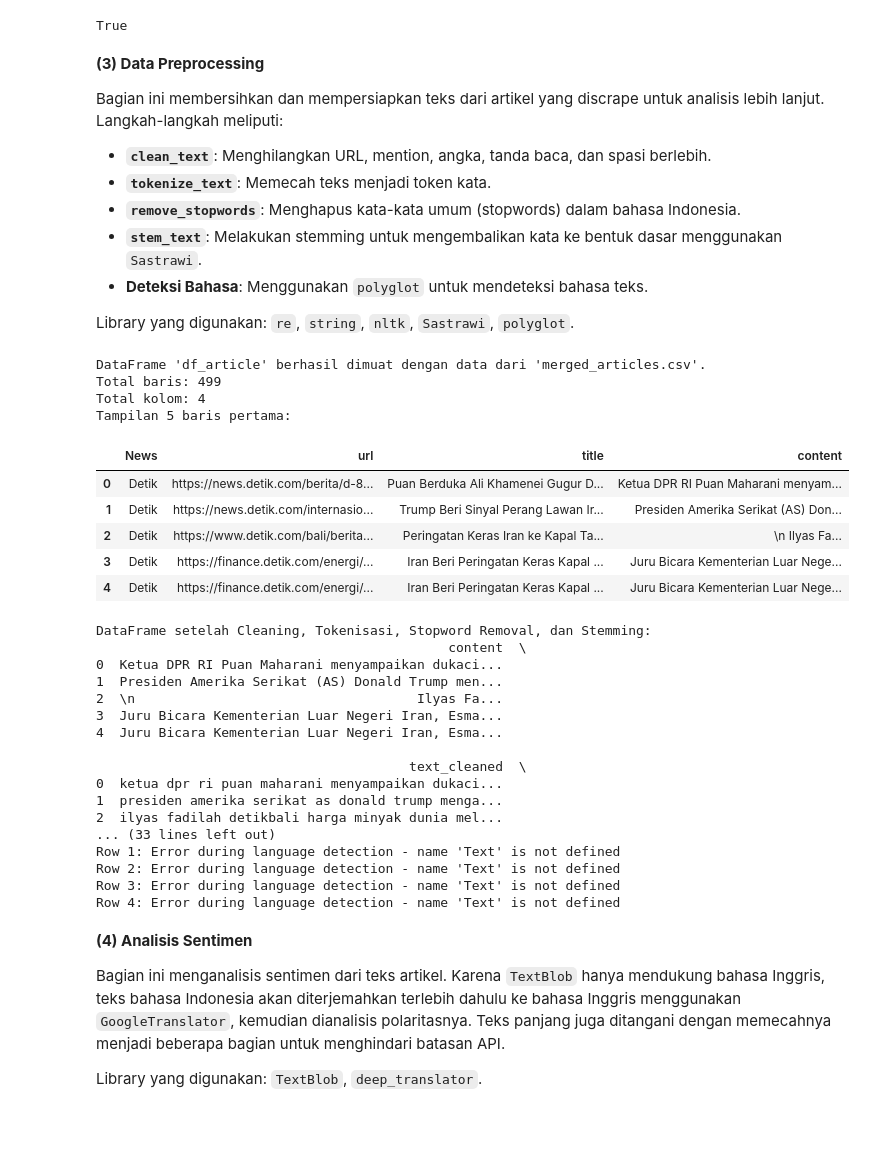
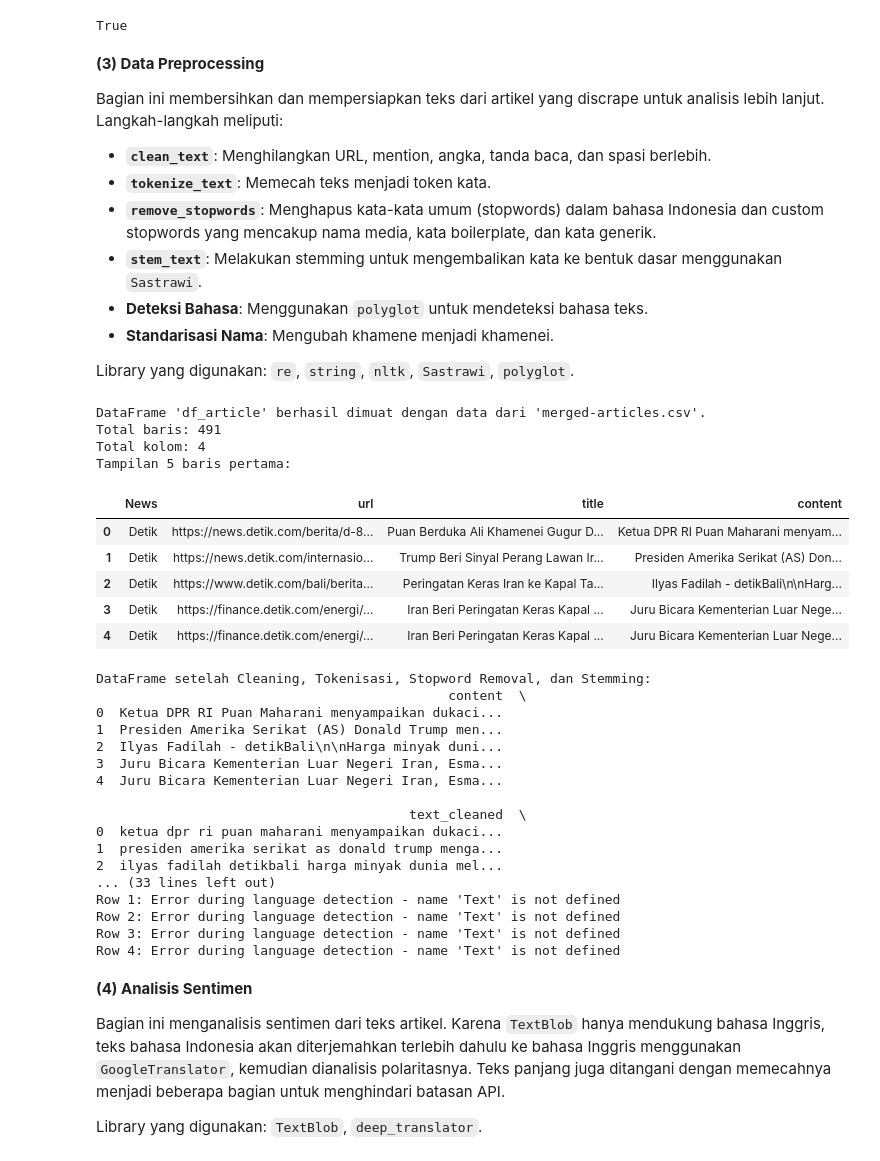
Before and after one commit to KurniaYufi/sentiment-analysis-kematian-ali-khamenei, a Jupyter notebook: data-preprocessing/article-preprocessing.ipynb, the cells around one changed output. Cells and saved outputs as stored; diff of their text form; code cells hidden in the pictures; blank space fills up the shorter version.

```diff
--- a/data-preprocessing/article-preprocessing.ipynb
+++ b/data-preprocessing/article-preprocessing.ipynb
@@ -202,27 +211,28 @@ True
 Bagian ini membersihkan dan mempersiapkan teks dari artikel yang discrape untuk analisis lebih lanjut. Langkah-langkah meliputi:
 - **`clean_text`**: Menghilangkan URL, mention, angka, tanda baca, dan spasi berlebih.
 - **`tokenize_text`**: Memecah teks menjadi token kata.
-- **`remove_stopwords`**: Menghapus kata-kata umum (stopwords) dalam bahasa Indonesia.
+- **`remove_stopwords`**: Menghapus kata-kata umum (stopwords) dalam bahasa Indonesia dan custom stopwords yang mencakup nama media, kata boilerplate, dan kata generik.
 - **`stem_text`**: Melakukan stemming untuk mengembalikan kata ke bentuk dasar menggunakan `Sastrawi`.
 - **Deteksi Bahasa**: Menggunakan `polyglot` untuk mendeteksi bahasa teks.
+- **Standarisasi Nama**: Mengubah khamene menjadi khamenei.
 
 Library yang digunakan: `re`, `string`, `nltk`, `Sastrawi`, `polyglot`.
 # %%
-df_article = pd.read_csv('merged_articles.csv')
-print("DataFrame 'df_article' berhasil dimuat dengan data dari 'merged_articles.csv'.")
+df_article = pd.read_csv('merged-articles.csv')
+print("DataFrame 'df_article' berhasil dimuat dengan data dari 'merged-articles.csv'.")
 print(f"Total baris: {len(df_article)}")
 print(f"Total kolom: {df_article.shape[1]}")
 print("Tampilan 5 baris pertama:")
 display(df_article.head())
 # %% [output]
-DataFrame 'df_article' berhasil dimuat dengan data dari 'merged_articles.csv'.
-Total baris: 499
+DataFrame 'df_article' berhasil dimuat dengan data dari 'merged-articles.csv'.
+Total baris: 491
 Total kolom: 4
 Tampilan 5 baris pertama:
 |  | News | url | title | content |
 | 0 | Detik | https://news.detik.com/berita/d-8... | Puan Berduka Ali Khamenei Gugur D... | Ketua DPR RI Puan Maharani menyam... |
 | 1 | Detik | https://news.detik.com/internasio... | Trump Beri Sinyal Perang Lawan Ir... | Presiden Amerika Serikat (AS) Don... |
-| 2 | Detik | https://www.detik.com/bali/berita... | Peringatan Keras Iran ke Kapal Ta... | \n Ilyas Fa... |
+| 2 | Detik | https://www.detik.com/bali/berita... | Peringatan Keras Iran ke Kapal Ta... | Ilyas Fadilah - detikBali\n\nHarg... |
 | 3 | Detik | https://finance.detik.com/energi/... | Iran Beri Peringatan Keras Kapal ... | Juru Bicara Kementerian Luar Nege... |
 | 4 | Detik | https://finance.detik.com/energi/... | Iran Beri Peringatan Keras Kapal ... | Juru Bicara Kementerian Luar Nege... |
 # %%
@@ -254,6 +281,11 @@ def remove_stopwords(tokens, stopwords_list):
 def stem_text(tokens):
     return [stemmer.stem(word) for word in tokens]
 # %%
+# Standarisasi penulisan nama khamenei sebelum cleaning
+df_article['content'] = df_article['content'].str.replace(
+    r'\bkhamene\b', 'khamenei', regex=True, case=False
+)
+
 # Terapkan cleaning dan tokenisasi
 df_article['text_cleaned'] = df_article['content'].fillna('').apply(clean_text)
 df_article['tokens'] = df_article['text_cleaned'].apply(tokenize_text)
@@ -286,7 +318,7 @@ DataFrame setelah Cleaning, Tokenisasi, Stopword Removal, dan Stemming:
                                              content  \
 0  Ketua DPR RI Puan Maharani menyampaikan dukaci...
 1  Presiden Amerika Serikat (AS) Donald Trump men...
-2  \n                                    Ilyas Fa...
+2  Ilyas Fadilah - detikBali\n\nHarga minyak duni...
 3  Juru Bicara Kementerian Luar Negeri Iran, Esma...
 4  Juru Bicara Kementerian Luar Negeri Iran, Esma...
 
```
Also changed, not shown: parts of 9 cells of this notebook.
